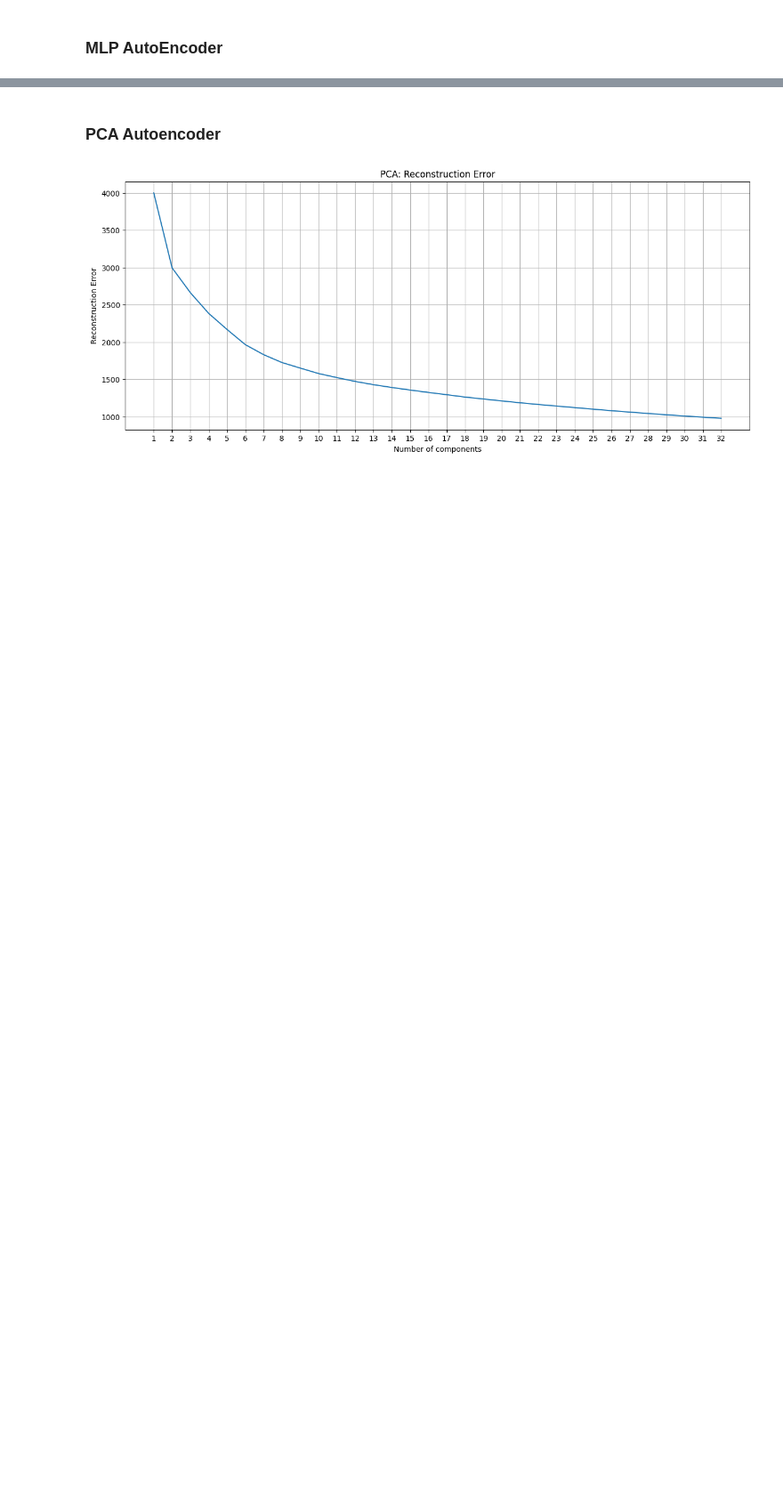
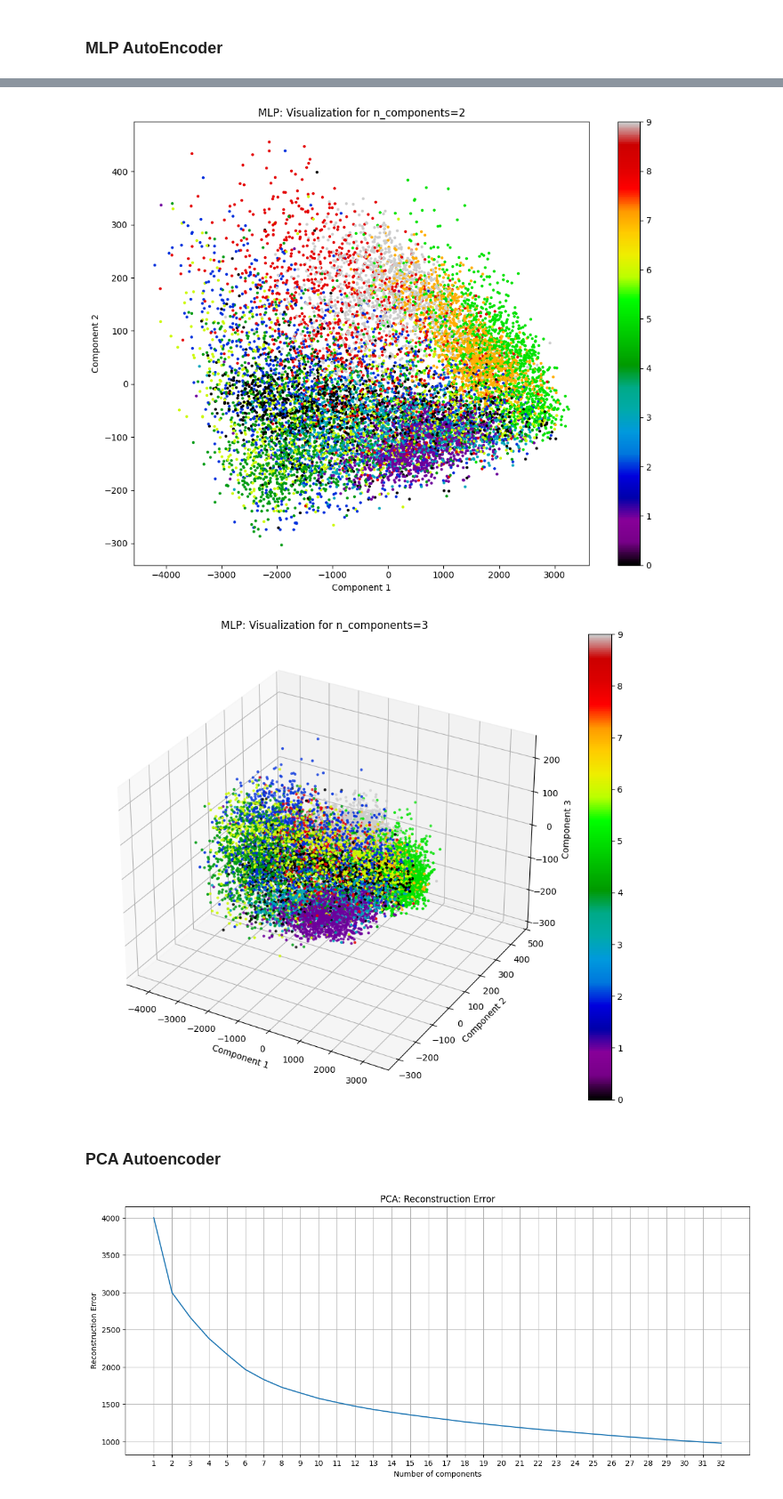
Before and after one commit to ihsingh2/smai-assignments, a Jupyter notebook: assignments/4/AutoEncoder.ipynb, the cells around one changed output, grey strips where cells are left out. Shown at 89% size. Drawn from its saved outputs; the diff is of its cells as text; code cells hidden in the pictures; blank space fills up the shorter version.

```diff
--- a/assignments/4/AutoEncoder.ipynb
+++ b/assignments/4/AutoEncoder.ipynb
@@ -342,4 +329,44 @@ plt.show()
 [figure]
+# %%
+# Compute latent space representation
+X_test_encoded = mlp_autoenc.encode(X_test.reshape(-1, 784))
+
+# Compute 2D representation
+pca = PCA(n_components=2)
+pca.fit(X_test_encoded)
+X_test_encoded_2d = pca.transform(X_test_encoded)
+
+# Visualize 2D representation
+plt.figure(figsize=(10, 8))
+plt.scatter(X_test_encoded_2d[:, 0], X_test_encoded_2d[:, 1], c=y_test, cmap='nipy_spectral', s=5)
+plt.title('MLP: Visualization for n_components=2')
+plt.xlabel('Component 1')
+plt.ylabel('Component 2')
+plt.colorbar()
+plt.tight_layout()
+plt.savefig('figures/mlp_2d_visualization.png', bbox_inches='tight')
+plt.show()
+
+# Compute 3D representation
+pca = PCA(n_components=3)
+pca.fit(X_test_encoded)
+X_test_encoded_3d = pca.transform(X_test_encoded)
+
+# Visualize 3D representation
+fig = plt.figure(figsize=(10, 8))
+ax = fig.add_subplot(111, projection='3d')
+scatter = ax.scatter(X_test_encoded_3d[:, 0], X_test_encoded_3d[:, 1], X_test_encoded_3d[:, 2], c=y_test, cmap='nipy_spectral', s=5)
+ax.set_title('MLP: Visualization for n_components=3')
+ax.set_xlabel('Component 1')
+ax.set_ylabel('Component 2')
+ax.set_zlabel('Component 3')
+fig.colorbar(scatter)
+plt.tight_layout()
+plt.savefig('figures/mlp_3d_visualization.png', bbox_inches='tight')
+plt.show()
+# %% [output]
+[figure, added]
+[figure, added]
 # %% [markdown]
 ### PCA Autoencoder
 # %%
```
Also changed, not shown: parts of 11 cells of this notebook, 11 other files.
